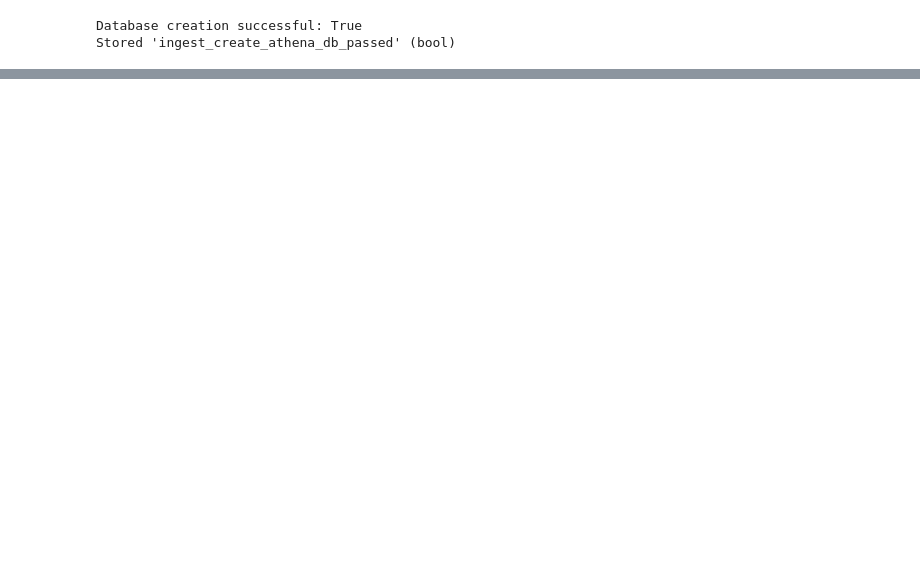
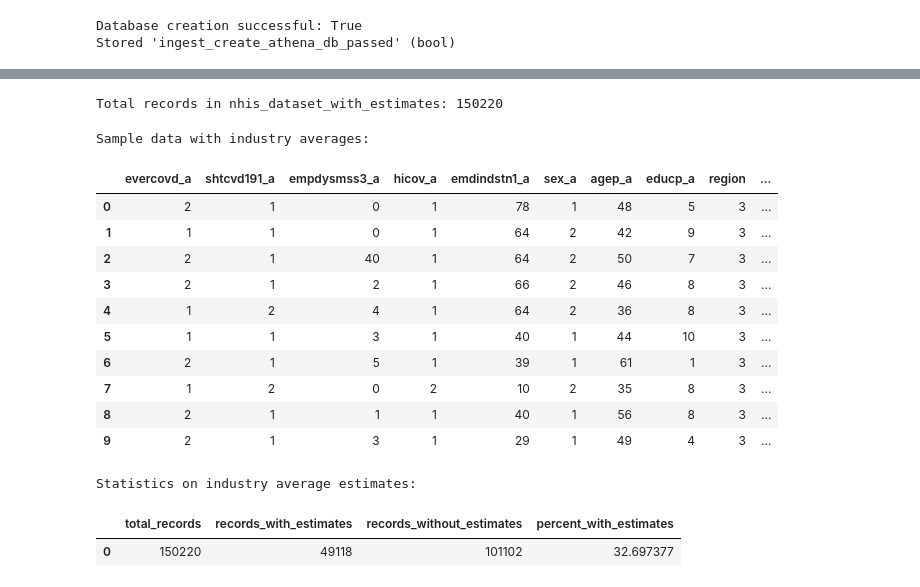
Before and after one commit to renaqd/sagemaker-mlops, a Jupyter notebook: data_management/data_ingestion.ipynb, the cells around one changed output, grey strips where cells are left out. Saved outputs shown, nothing was run; the diff lists cells and outputs as text; code cells hidden in the pictures; blank space fills up the shorter version.

```diff
--- a/data_management/data_ingestion.ipynb
+++ b/data_management/data_ingestion.ipynb
@@ -180,0 +520,5 @@ Total records in ld_data: 150220
+# %%
+# Now create the Athena table
+database_name = "db_508"
+table_name = "industry_year_avg"
+s3_data_path = f"s3://{bucket_name}/{destination_prefix}"
@@ -180,0 +614,3 @@ Total records in ld_data: 150220
+# %%
+# Define the new table name for our enhanced dataset
+new_table_name = "nhis_dataset_with_estimates"
@@ -180,0 +724,48 @@ Total records in ld_data: 150220
+# %%
+# Check record count
+count_query = f"SELECT COUNT(*) as total_records FROM {database_name}.{new_table_name}"
+df_count = pd.read_sql(count_query, conn)
+print(f"\nTotal records in {new_table_name}: {df_count['total_records'].iloc[0]}")
+# %% [output]
+Total records in nhis_dataset_with_estimates: 150220
+# %%
+# Show a sample of records with industry averages
+sample_query = f"""
+SELECT *
+FROM {database_name}.{new_table_name}
+WHERE Avg_Estimate IS NOT NULL
+LIMIT 10
+"""
+print("\nSample data with industry averages:")
+df_sample = pd.read_sql(sample_query, conn)
+display(df_sample)
+# %% [output]
+Sample data with industry averages:
+|  | evercovd_a | shtcvd191_a | empdysmss3_a | hicov_a | emdindstn1_a | sex_a | agep_a | educp_a | region | ... |
+| 0 | 2 | 1 | 0 | 1 | 78 | 1 | 48 | 5 | 3 | ... |
+| 1 | 1 | 1 | 0 | 1 | 64 | 2 | 42 | 9 | 3 | ... |
+| 2 | 2 | 1 | 40 | 1 | 64 | 2 | 50 | 7 | 3 | ... |
+| 3 | 2 | 1 | 2 | 1 | 66 | 2 | 46 | 8 | 3 | ... |
+| 4 | 1 | 2 | 4 | 1 | 64 | 2 | 36 | 8 | 3 | ... |
+| 5 | 1 | 1 | 3 | 1 | 40 | 1 | 44 | 10 | 3 | ... |
+| 6 | 2 | 1 | 5 | 1 | 39 | 1 | 61 | 1 | 3 | ... |
+| 7 | 1 | 2 | 0 | 2 | 10 | 2 | 35 | 8 | 3 | ... |
+| 8 | 2 | 1 | 1 | 1 | 40 | 1 | 56 | 8 | 3 | ... |
+| 9 | 2 | 1 | 3 | 1 | 29 | 1 | 49 | 4 | 3 | ... |
+# %%
+# Compare the count of records with and without estimates
+stats_query = f"""
+SELECT
+    COUNT(*) as total_records,
+    COUNT(Avg_Estimate) as records_with_estimates,
+    COUNT(*) - COUNT(Avg_Estimate) as records_without_estimates,
+    (COUNT(Avg_Estimate) * 100.0 / COUNT(*)) as percent_with_estimates
+FROM {database_name}.{new_table_name}
+"""
+df_stats = pd.read_sql(stats_query, conn)
+print("\nStatistics on industry average estimates:")
+display(df_stats)
+# %% [output]
+Statistics on industry average estimates:
+|  | total_records | records_with_estimates | records_without_estimates | percent_with_estimates |
+| 0 | 150220 | 49118 | 101102 | 32.697377 |
```
Also changed, not shown: parts of 56 cells of this notebook.
